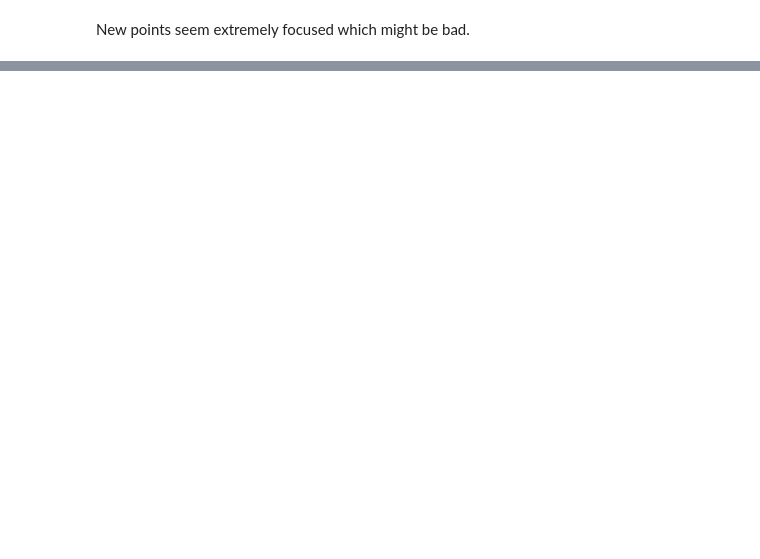
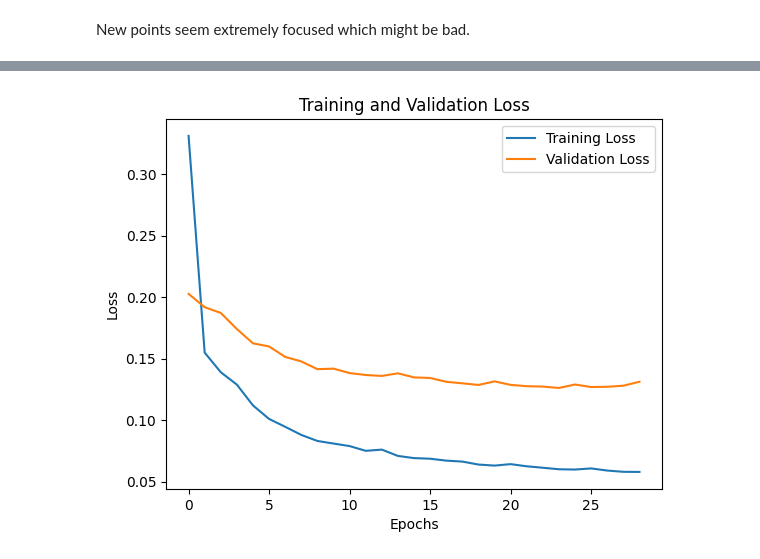
Before and after one commit to elmomote/DL2024-FacialKeypointDetectionProject, a Jupyter notebook: [F24_DL]_Facial_Keypoint_Detection_Project.ipynb, the cells around one changed output, grey strips where cells are left out. Cells and saved outputs as stored; diff of their text form; code cells hidden in the pictures; blank space fills up the shorter version.

```diff
--- a/[F24_DL]_Facial_Keypoint_Detection_Project.ipynb
+++ b/[F24_DL]_Facial_Keypoint_Detection_Project.ipynb
@@ -934,0 +964,3 @@ plot_all_keypoint_predictions(m2_attempt_4, x_test)
+# %%
+m2_attempt_6 = m2_convolution_4()
+m2_attempt_6.summary()
@@ -934,0 +991,20 @@ plot_all_keypoint_predictions(m2_attempt_4, x_test)
+# %%
+m2_attempt_6.compile(
+  optimizer = 'adam',
+  loss = m2_euclidean_distance_loss
+)
+
+early_stopping = tf.keras.callbacks.EarlyStopping(
+  monitor = 'val_loss',
+  patience = 5,
+)
+
+m2_attempt_6_history = m2_attempt_6.fit(
+  x = x_train,
+  y = y_train,
+  validation_split = 0.2,
+  epochs = 50,
+  batch_size = 32,
+  verbose = 1,
+  callbacks = [early_stopping]
+)
@@ -934,0 +1029,4 @@ plot_all_keypoint_predictions(m2_attempt_4, x_test)
+# %%
+plot_loss(m2_attempt_6_history)
+# %% [output]
+[figure, added]
```
Also changed, not shown: parts of 28 cells of this notebook.
